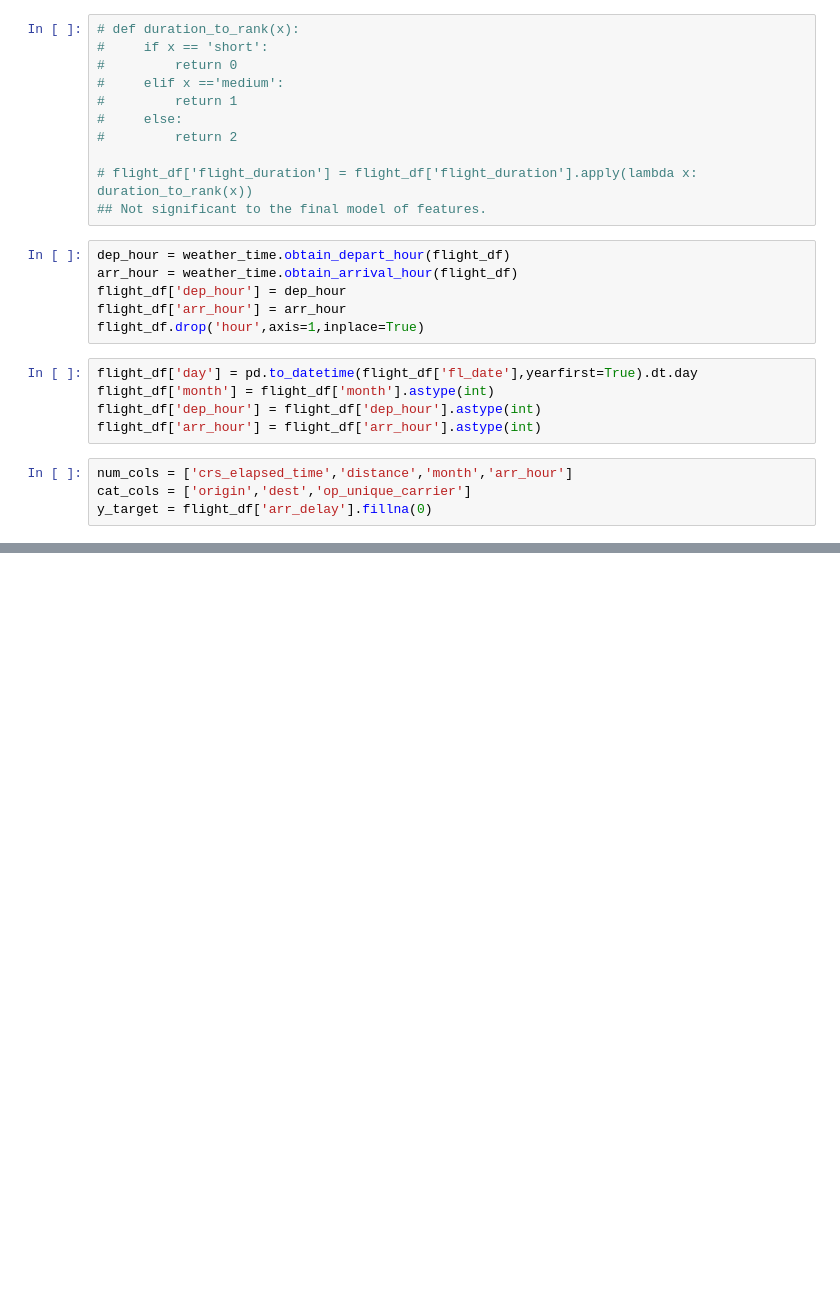
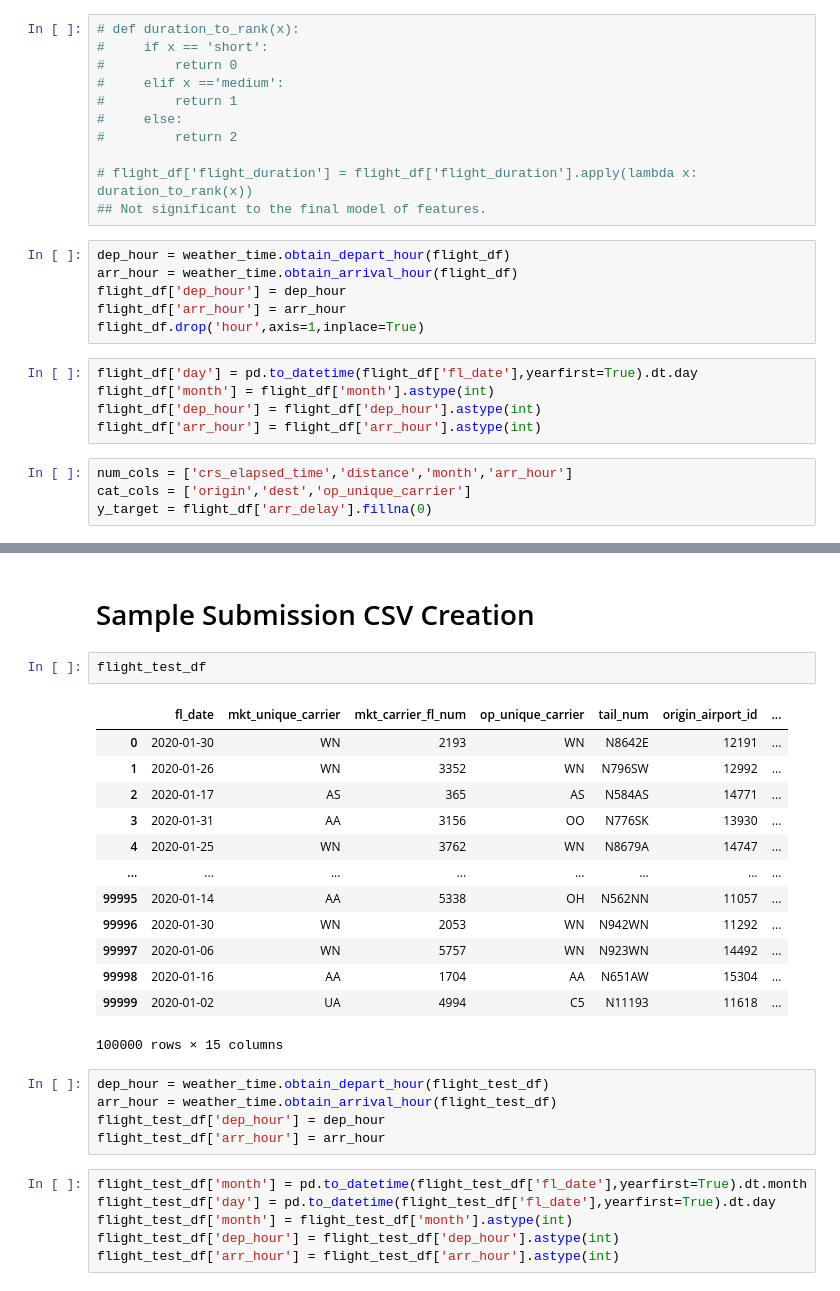
Before and after one commit to JohnathanJack/Predicting-Flight-Delays, a Jupyter notebook: second_xgboost_model.ipynb, the cells around one changed output, grey strips where cells are left out. Cells and saved outputs as stored; diff of their text form; blank space fills up the shorter version.

```diff
--- a/second_xgboost_model.ipynb
+++ b/second_xgboost_model.ipynb
@@ -104,0 +90,29 @@ sns.scatterplot(x=y_test,y=y_pred)
+# %% [markdown]
+# Sample Submission CSV Creation
+# %%
+flight_test_df
+# %% [output]
+|  | fl_date | mkt_unique_carrier | mkt_carrier_fl_num | op_unique_carrier | tail_num | origin_airport_id | ... |
+| 0 | 2020-01-30 | WN | 2193 | WN | N8642E | 12191 | ... |
+| 1 | 2020-01-26 | WN | 3352 | WN | N796SW | 12992 | ... |
+| 2 | 2020-01-17 | AS | 365 | AS | N584AS | 14771 | ... |
+| 3 | 2020-01-31 | AA | 3156 | OO | N776SK | 13930 | ... |
+| 4 | 2020-01-25 | WN | 3762 | WN | N8679A | 14747 | ... |
+| ... | ... | ... | ... | ... | ... | ... | ... |
+| 99995 | 2020-01-14 | AA | 5338 | OH | N562NN | 11057 | ... |
+| 99996 | 2020-01-30 | WN | 2053 | WN | N942WN | 11292 | ... |
+| 99997 | 2020-01-06 | WN | 5757 | WN | N923WN | 14492 | ... |
+| 99998 | 2020-01-16 | AA | 1704 | AA | N651AW | 15304 | ... |
+| 99999 | 2020-01-02 | UA | 4994 | C5 | N11193 | 11618 | ... |
+100000 rows × 15 columns
+# %%
+dep_hour = weather_time.obtain_depart_hour(flight_test_df)
+arr_hour = weather_time.obtain_arrival_hour(flight_test_df)
+flight_test_df['dep_hour'] = dep_hour
+flight_test_df['arr_hour'] = arr_hour
+# %%
+flight_test_df['month'] = pd.to_datetime(flight_test_df['fl_date'],yearfirst=True).dt.month
+flight_test_df['day'] = pd.to_datetime(flight_test_df['fl_date'],yearfirst=True).dt.day
+flight_test_df['month'] = flight_test_df['month'].astype(int)
+flight_test_df['dep_hour'] = flight_test_df['dep_hour'].astype(int)
+flight_test_df['arr_hour'] = flight_test_df['arr_hour'].astype(int)
```
Also changed, not shown: parts of 14 cells of this notebook, 2 other files.
